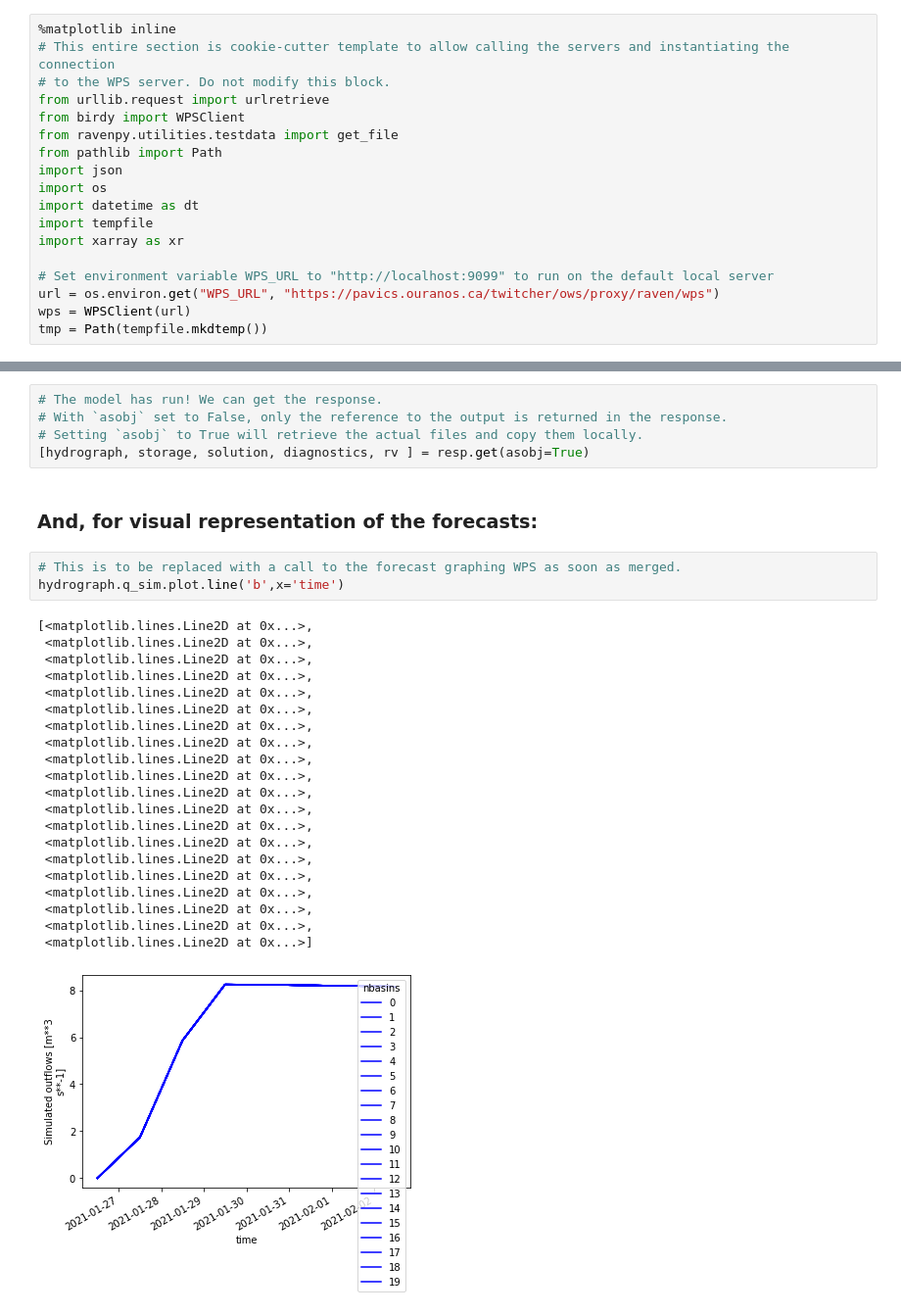
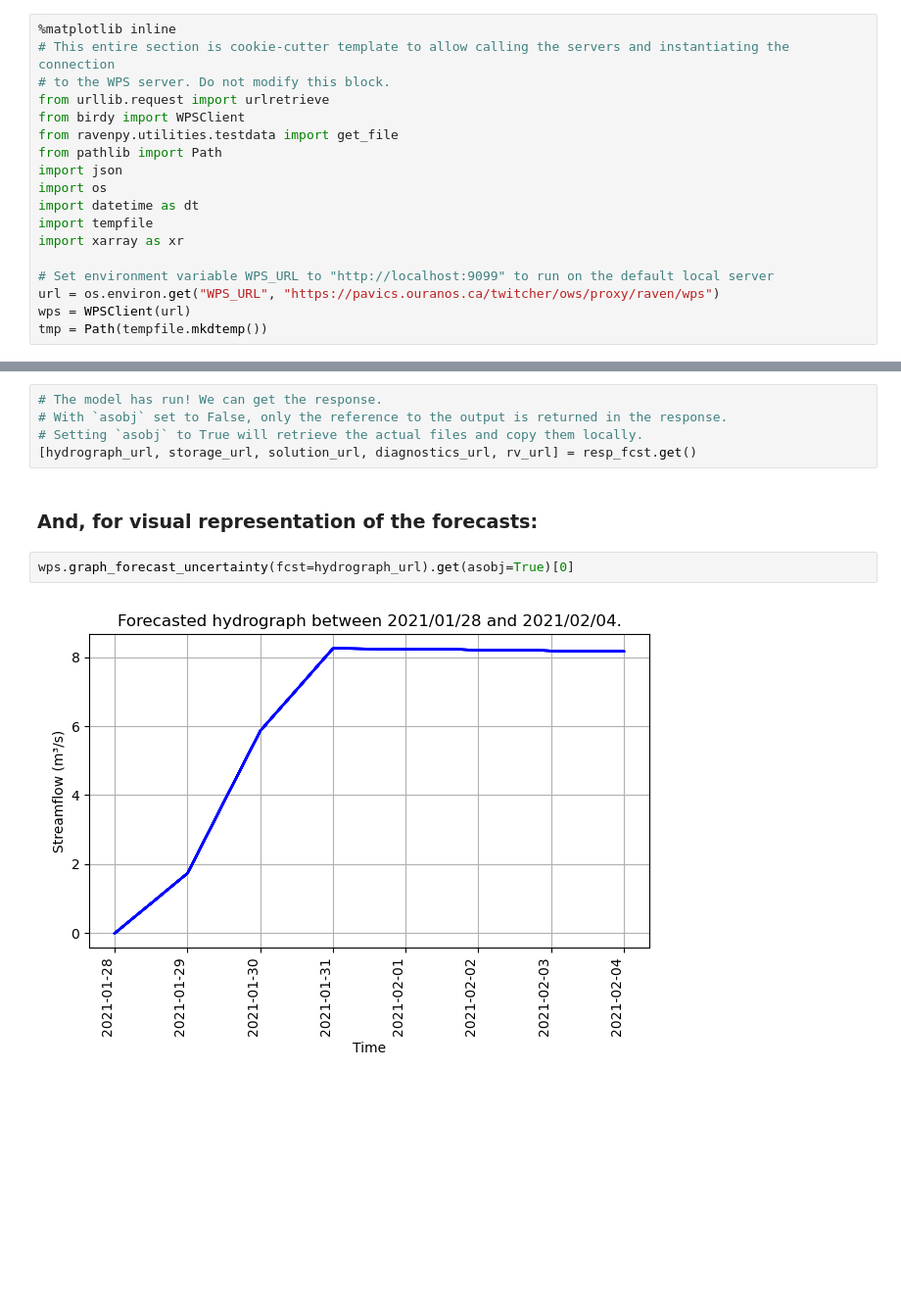
Before and after one commit to Ouranosinc/raven, a Jupyter notebook: docs/source/notebooks/Hydrological_realtime_forecasting.ipynb, the cells around one changed output, grey strips where cells are left out. Shown at 98% size. Saved outputs shown, nothing was run; the diff lists cells and outputs as text; blank space fills up the shorter version.

```diff
--- a/docs/source/notebooks/Hydrological_realtime_forecasting.ipynb
+++ b/docs/source/notebooks/Hydrological_realtime_forecasting.ipynb
@@ -57,31 +57,10 @@ resp = wps.realtime_forecast(region_vector=region_vector,
 # The model has run! We can get the response.
 # With `asobj` set to False, only the reference to the output is returned in the response.
 # Setting `asobj` to True will retrieve the actual files and copy them locally.
-[hydrograph, storage, solution, diagnostics, rv ] = resp.get(asobj=True)
+[hydrograph_url, storage_url, solution_url, diagnostics_url, rv_url] = resp_fcst.get()
 # %% [markdown]
 ### And, for visual representation of the forecasts:
-# %%
-# This is to be replaced with a call to the forecast graphing WPS as soon as merged.
-hydrograph.q_sim.plot.line('b',x='time')
-# %% [output]
-[<matplotlib.lines.Line2D at 0x...>,
- <matplotlib.lines.Line2D at 0x...>,
- <matplotlib.lines.Line2D at 0x...>,
- <matplotlib.lines.Line2D at 0x...>,
- <matplotlib.lines.Line2D at 0x...>,
- <matplotlib.lines.Line2D at 0x...>,
- <matplotlib.lines.Line2D at 0x...>,
- <matplotlib.lines.Line2D at 0x...>,
- <matplotlib.lines.Line2D at 0x...>,
- <matplotlib.lines.Line2D at 0x...>,
- <matplotlib.lines.Line2D at 0x...>,
- <matplotlib.lines.Line2D at 0x...>,
- <matplotlib.lines.Line2D at 0x...>,
- <matplotlib.lines.Line2D at 0x...>,
- <matplotlib.lines.Line2D at 0x...>,
- <matplotlib.lines.Line2D at 0x...>,
- <matplotlib.lines.Line2D at 0x...>,
- <matplotlib.lines.Line2D at 0x...>,
- <matplotlib.lines.Line2D at 0x...>,
- <matplotlib.lines.Line2D at 0x...>]
-[figure, removed]
+# %%
+wps.graph_forecast_uncertainty(fcst=hydrograph_url).get(asobj=True)[0]
+# %% [output]
+[figure, added]
```
Also changed, not shown: parts of 1 cell of this notebook, 2 other files.
